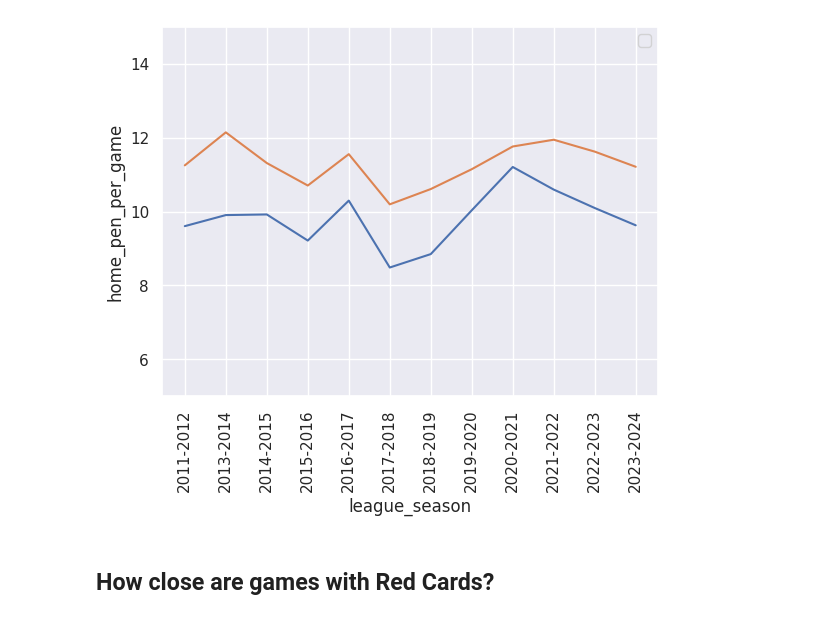
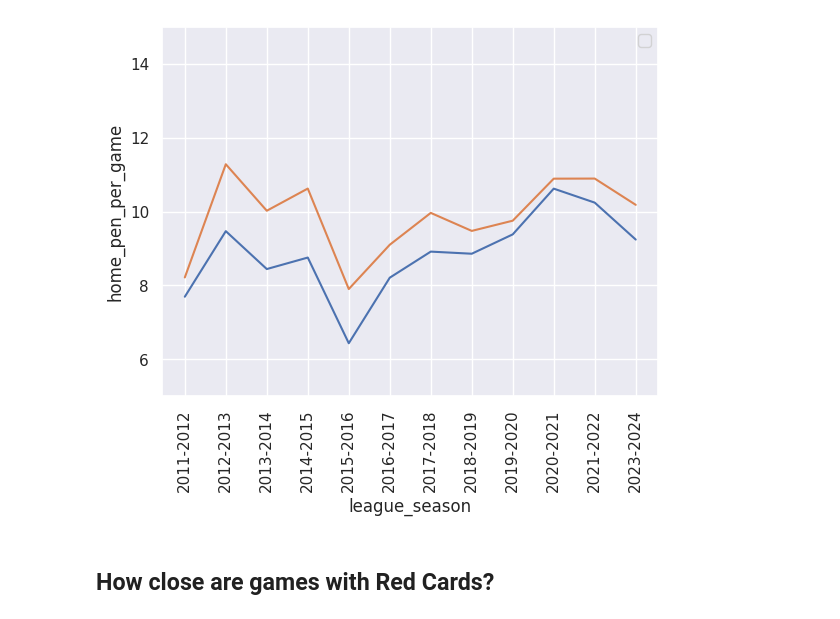
Before and after one commit to CGrosh/Rugby_DB_Analysis, a Jupyter notebook: scrape_code/notebooks/analysis/stat_test.ipynb, the cells around one changed output. Saved outputs shown, nothing was run; the diff lists cells and outputs as text; code cells hidden in the pictures.

```diff
--- a/scrape_code/stat_test.ipynb
+++ b/scrape_code/notebooks/analysis/stat_test.ipynb
@@ -67,7 +100,7 @@ rchamp_game_df, rchamp_player_df, rchamp_team_df = gather_dataframes('RChamp')
 # %%
 total_club_df = pd.concat(
-    # [urc_game_df, t14_game_df, prem_game_df]
-    [t14_game_df, prem_game_df]
+    [urc_game_df, t14_game_df, prem_game_df, champ_cup_game_df]
+    #[t14_game_df, prem_game_df]
 )
 total_club_df
 # %% [output]
@@ -87,26 +578,44 @@ total_club_df
 # %%
-total_games = total_club_df.groupby('league_season')['game_id'].count().reset_index(name='total_games')
+# URC Input
+league_input = 270557
+season_filters = ['2010-2011', '2022-2023']
 
-filt_total = total_club_df[total_club_df['league_season'] != '2010-2011']
+# Prem Input
+# league_input = 267979
+# season_filters = []
+
+# SR Input
+# league_input = 242041
+# season_filters = []
+
+# T14 Input
+# league_input = 270559
+# season_filters = ['2010-2011']
+
+base_df_start = total_club_df[total_club_df['league_id'] == league_input]
+
+total_games = base_df_start.groupby('league_season')['game_id'].count().reset_index(name='total_games')
+
+filt_total = base_df_start[~base_df_start['league_season'].isin(season_filters)]
 
 grouped_penalties = filt_total.groupby('league_season')[['home_penalties', 'away_penalties']].sum().reset_index()
 
 merged_games = grouped_penalties.merge(total_games, on='league_season', how='left')
 merged_games['home_pen_per_game'] = merged_games['home_penalties'] / merged_games['total_games']
 merged_games['away_pen_per_game'] = merged_games['away_penalties'] / merged_games['total_games']
 
 # merged_games.plot(x='league_season', y='home_pen_per_game')
 # merged_games.plot(x='league_season', y='away_pen_per_game')
 
 sns.lineplot(data=merged_games, x='league_season', y='home_pen_per_game')
 sns.lineplot(data=merged_games, x='league_season', y='away_pen_per_game')
 
 plt.xticks(rotation=90)
 plt.ylim(5,15)
 plt.legend()
 plt.show()
 # %% [output]
-[figure, old version]
+[figure, new version]
 # %% [markdown]
 ## How close are games with Red Cards?
 # %% [markdown]
```
Also changed, not shown: parts of 29 cells of this notebook, 35 other files.
